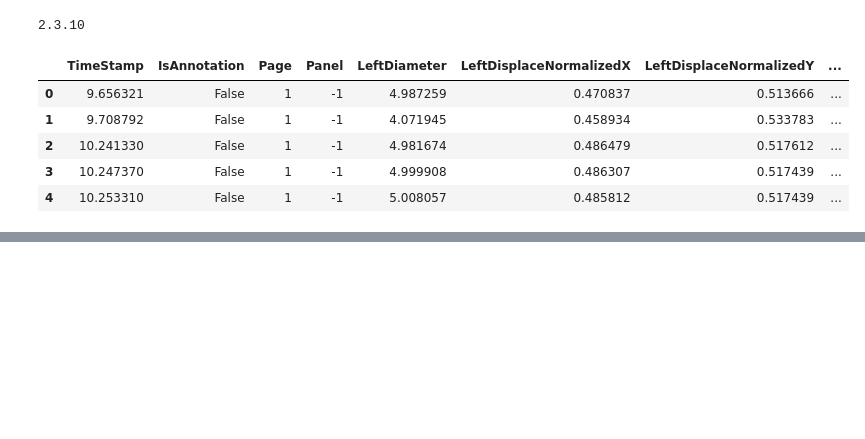
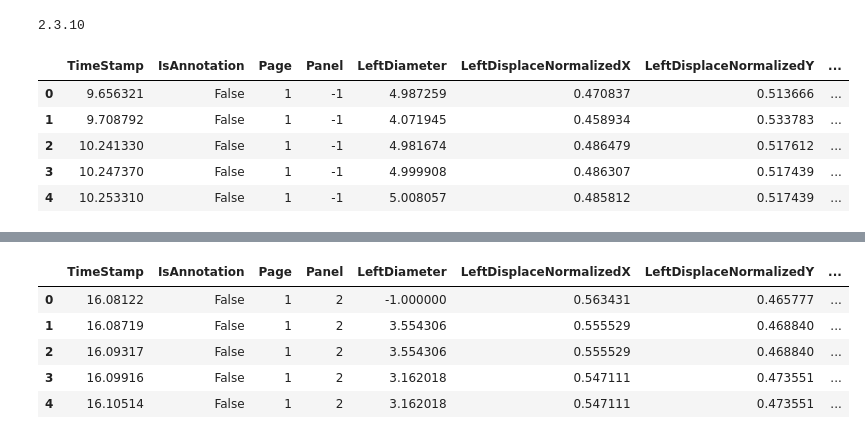
Before and after one commit to yuk4869/VRcomicML, a Jupyter notebook: pycaret.ipynb, the cells around one changed output, grey strips where cells are left out. Cells and saved outputs as stored; diff of their text form; code cells hidden in the pictures; blank space fills up the shorter version.

```diff
--- a/pycaret.ipynb
+++ b/pycaret.ipynb
@@ -22,3 +22,8 @@ eye_data.head()
 | 2 | 10.241330 | False | 1 | -1 | 4.981674 | 0.486479 | 0.517612 | ... |
 | 3 | 10.247370 | False | 1 | -1 | 4.999908 | 0.486307 | 0.517439 | ... |
 | 4 | 10.253310 | False | 1 | -1 | 5.008057 | 0.485812 | 0.517439 | ... |
+# %%
+ans_data = pd.DataFrame()
+ans_temp = pd.read_csv('data/raw/23/AnswerChapter1.csv', encoding="ms932", sep=",")
+ans_data = pd.concat([ans_data, ans_temp])
+ans_data.head()
@@ -25 +37,11 @@ eye_data.head()
+# %%
+df = pd.merge(eye_data, ans_data, on=["Page", "Panel"])
+df.head()
+# %% [output]
+|  | TimeStamp | IsAnnotation | Page | Panel | LeftDiameter | LeftDisplaceNormalizedX | LeftDisplaceNormalizedY | ... |
+| 0 | 16.08122 | False | 1 | 2 | -1.000000 | 0.563431 | 0.465777 | ... |
+| 1 | 16.08719 | False | 1 | 2 | 3.554306 | 0.555529 | 0.468840 | ... |
+| 2 | 16.09317 | False | 1 | 2 | 3.554306 | 0.555529 | 0.468840 | ... |
+| 3 | 16.09916 | False | 1 | 2 | 3.162018 | 0.547111 | 0.473551 | ... |
+| 4 | 16.10514 | False | 1 | 2 | 3.162018 | 0.547111 | 0.473551 | ... |
 # %%
```
Also changed, not shown: parts of 5 cells of this notebook.
